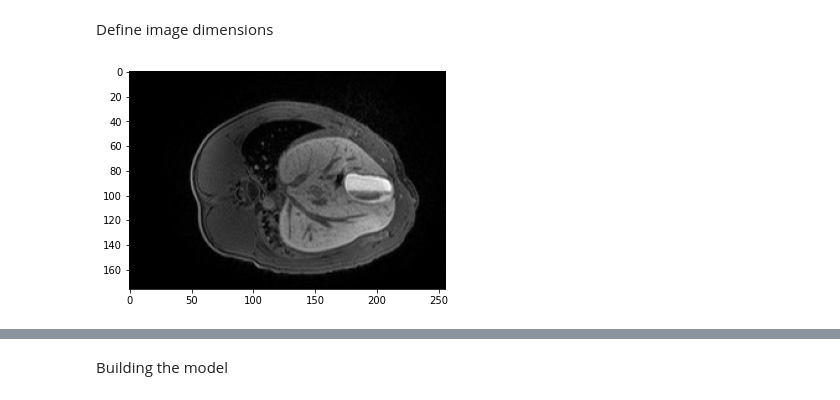
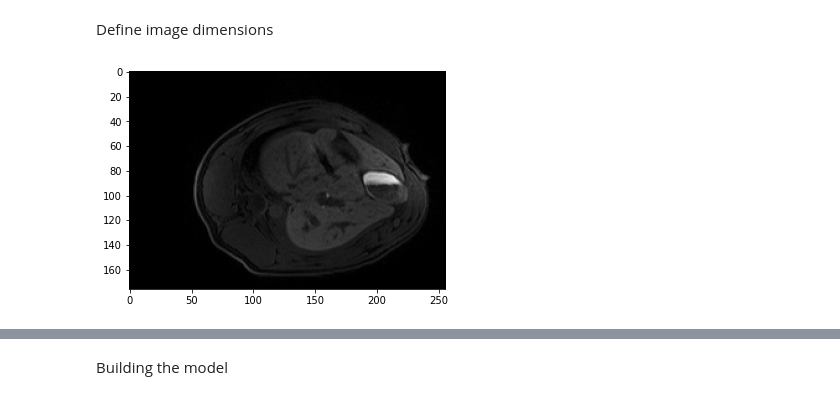
Before and after one commit to jkauf8/liver_segmentation, a Jupyter notebook: Deep_Learning_Liver_Segmentation.ipynb, the cells around one changed output, grey strips where cells are left out. Cells and saved outputs as stored; diff of their text form; code cells hidden in the pictures.

```diff
--- a/Deep_Learning_Liver_Segmentation.ipynb
+++ b/Deep_Learning_Liver_Segmentation.ipynb
@@ -196,6 +191,12 @@ testing=unravel_image_list(X_test)
+# %%
+X_train=unravel_image_list(X_train)
+X_test=unravel_image_list(X_test)
+
+y_train=unravel_mask_list(y_train)
+y_test=unravel_mask_list(y_test)
 # %%
-test = testing[80]
+test = X_train[80]
 plt.imshow(test, cmap="gray")
 plt.show()
 # %% [output]
-[figure, old version]
+[figure, new version]
```
Also changed, not shown: parts of 12 cells of this notebook.
